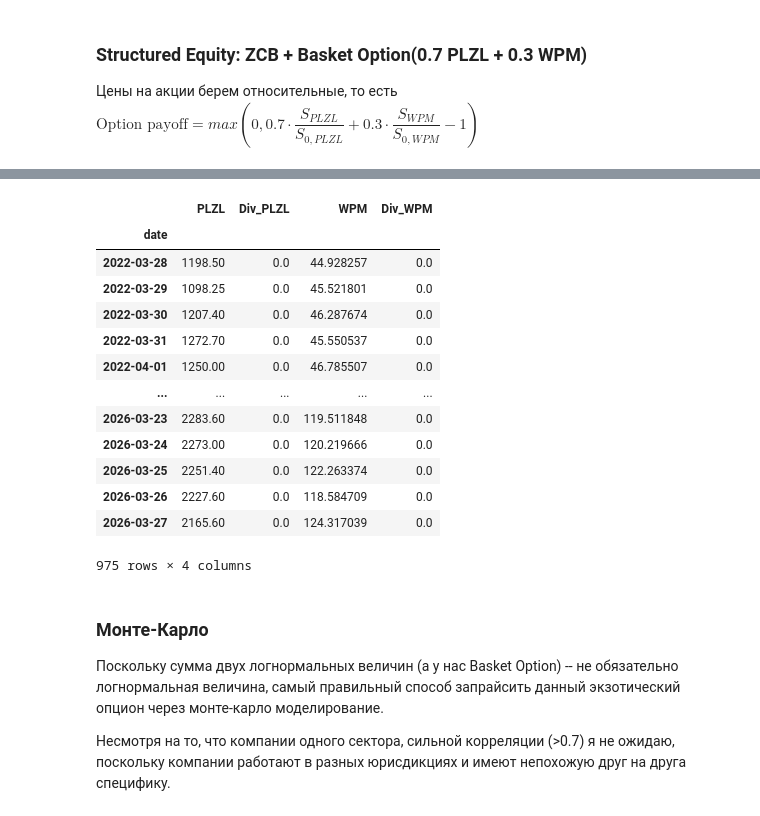
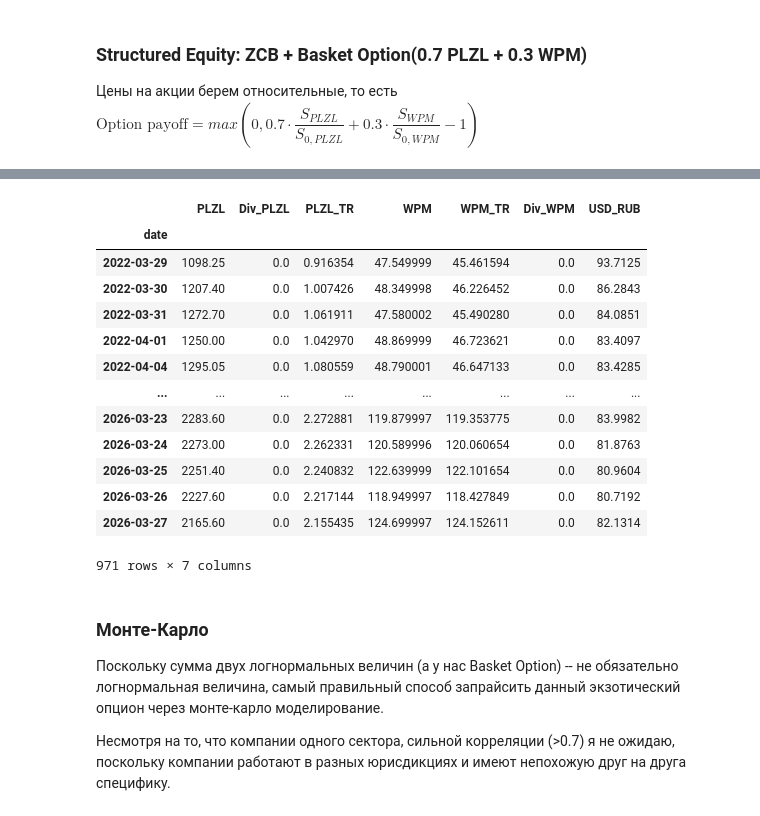
Before and after one commit to eMasov/StructuredNoteProject, a Jupyter notebook: StructuredEquityModeling.ipynb, the cells around one changed output, grey strips where cells are left out. Drawn from its saved outputs; the diff is of its cells as text; code cells hidden in the pictures.

```diff
--- a/StructuredEquityModeling.ipynb
+++ b/StructuredEquityModeling.ipynb
@@ -99,15 +92,13 @@ df_plzl
 # %%
-df_wpm = yf.Ticker('WPM').history(start='2022-03-28', end='2026-03-28', interval='1d')
+df_wpm = yf.Ticker('WPM').history(
+    start='2022-03-28', end='2026-03-28', interval='1d', auto_adjust=False
+)
 df_wpm.reset_index(inplace=True)
 df_wpm['date'] = pd.to_datetime(df_wpm['Date']).dt.tz_localize(None)
-df_wpm = df_wpm.rename(columns={'Close': 'WPM'})[['date', 'WPM', 'Dividends']]
-
-
+df_wpm = df_wpm.rename(columns={
+    'Close': 'WPM', 'Adj Close': 'WPM_TR', 'Dividends': 'Div_WPM'
+})[['date', 'WPM', 'WPM_TR', 'Div_WPM']]
 df_wpm = df_wpm.set_index('date').sort_index()
-df_wpm['WPM'] = df_wpm['WPM'].ffill()
-df_wpm = df_wpm.dropna(subset=['WPM'])
-
-df_wpm = df_wpm.rename(columns={'Dividends': 'Div_WPM'})
-
+df_wpm = df_wpm.dropna(subset=['WPM', 'WPM_TR'])
 df_wpm
 # %% [output]
@@ -128,21 +119,37 @@ df_wpm
 # %%
 df = pd.merge(df_plzl, df_wpm, left_on='date', right_on='date', how='inner')
+
+response = requests.get(
+    'https://www.cbr.ru/scripts/XML_dynamic.asp',
+    params={'date_req1': '28/03/2022', 'date_req2': '28/03/2026', 'VAL_NM_RQ': 'R01235'},
+    timeout=30
+)
+response.raise_for_status()
+records = ET.fromstring(response.content)
+fx = pd.Series({
+    pd.to_datetime(row.attrib['Date'], dayfirst=True):
+    float(row.findtext('Value').replace(',', '.')) / int(row.findtext('Nominal'))
+    for row in records
+}, name='USD_RUB').sort_index()
+# Официальный курс действует до вступления в силу следующего значения.
+df['USD_RUB'] = fx.reindex(df.index, method='ffill')
+df = df.dropna(subset=['USD_RUB'])
 df
 # %% [output]
-|  | PLZL | Div_PLZL | WPM | Div_WPM |
-| date |  |  |  |  |
-| 2022-03-28 | 1198.50 | 0.0 | 44.928257 | 0.0 |
-| 2022-03-29 | 1098.25 | 0.0 | 45.521801 | 0.0 |
-| 2022-03-30 | 1207.40 | 0.0 | 46.287674 | 0.0 |
-| 2022-03-31 | 1272.70 | 0.0 | 45.550537 | 0.0 |
-| 2022-04-01 | 1250.00 | 0.0 | 46.785507 | 0.0 |
-| ... | ... | ... | ... | ... |
-| 2026-03-23 | 2283.60 | 0.0 | 119.511848 | 0.0 |
-| 2026-03-24 | 2273.00 | 0.0 | 120.219666 | 0.0 |
-| 2026-03-25 | 2251.40 | 0.0 | 122.263374 | 0.0 |
-| 2026-03-26 | 2227.60 | 0.0 | 118.584709 | 0.0 |
-| 2026-03-27 | 2165.60 | 0.0 | 124.317039 | 0.0 |
+|  | PLZL | Div_PLZL | PLZL_TR | WPM | WPM_TR | Div_WPM | USD_RUB |
+| date |  |  |  |  |  |  |  |
+| 2022-03-29 | 1098.25 | 0.0 | 0.916354 | 47.549999 | 45.461594 | 0.0 | 93.7125 |
+| 2022-03-30 | 1207.40 | 0.0 | 1.007426 | 48.349998 | 46.226452 | 0.0 | 86.2843 |
+| 2022-03-31 | 1272.70 | 0.0 | 1.061911 | 47.580002 | 45.490280 | 0.0 | 84.0851 |
+| 2022-04-01 | 1250.00 | 0.0 | 1.042970 | 48.869999 | 46.723621 | 0.0 | 83.4097 |
+| 2022-04-04 | 1295.05 | 0.0 | 1.080559 | 48.790001 | 46.647133 | 0.0 | 83.4285 |
+| ... | ... | ... | ... | ... | ... | ... | ... |
+| 2026-03-23 | 2283.60 | 0.0 | 2.272881 | 119.879997 | 119.353775 | 0.0 | 83.9982 |
+| 2026-03-24 | 2273.00 | 0.0 | 2.262331 | 120.589996 | 120.060654 | 0.0 | 81.8763 |
+| 2026-03-25 | 2251.40 | 0.0 | 2.240832 | 122.639999 | 122.101654 | 0.0 | 80.9604 |
+| 2026-03-26 | 2227.60 | 0.0 | 2.217144 | 118.949997 | 118.427849 | 0.0 | 80.7192 |
+| 2026-03-27 | 2165.60 | 0.0 | 2.155435 | 124.699997 | 124.152611 | 0.0 | 82.1314 |
-975 rows × 4 columns
+971 rows × 7 columns
 # %% [markdown]
 ### Монте-Карло
 Поскольку сумма двух логнормальных величин (а у нас Basket Option) -- не обязательно логнормальная величина, самый правильный способ запрайсить данный экзотический опцион через монте-карло моделирование.
```
Also changed, not shown: parts of 17 cells of this notebook.
